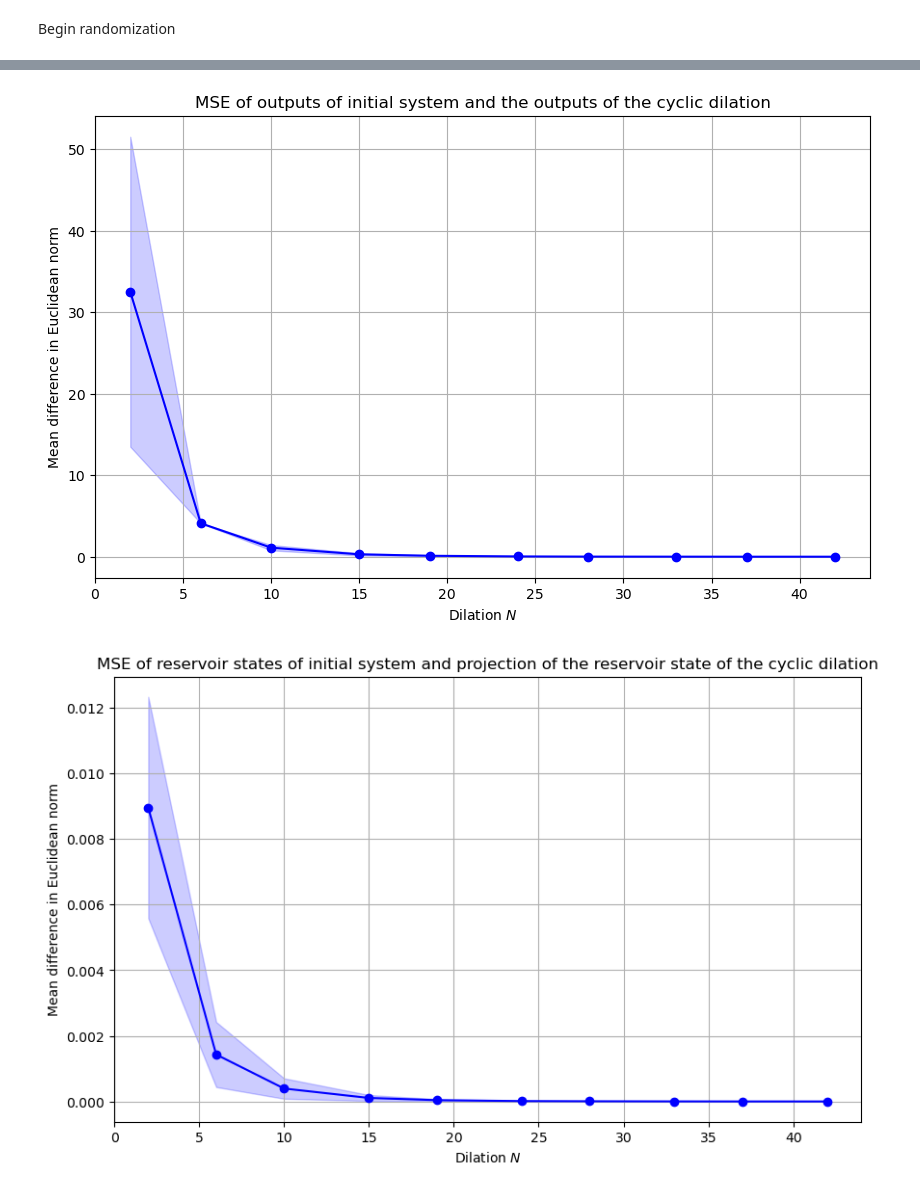
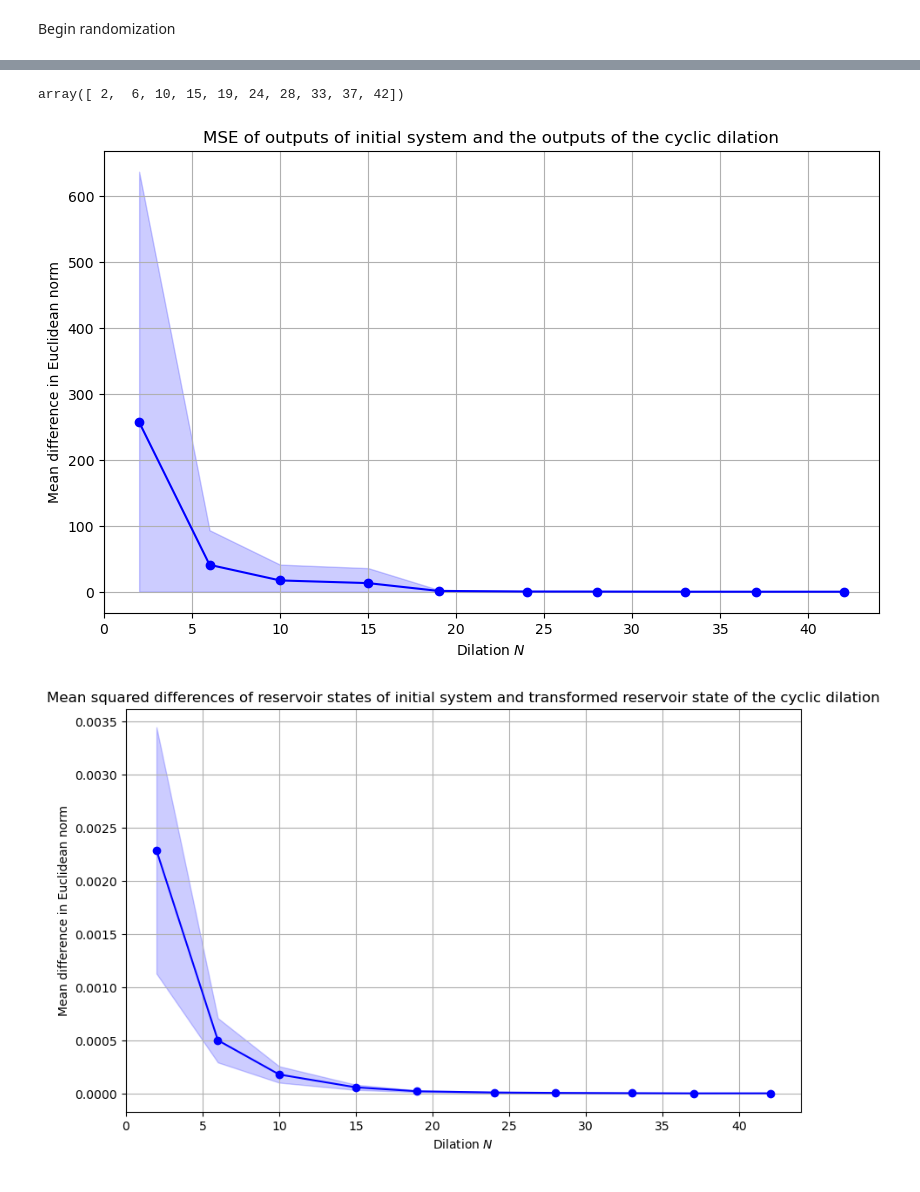
Before and after one commit to Lampertos/RSCR, a Jupyter notebook: main_forecasting.ipynb, the cells around one changed output, grey strips where cells are left out. Drawn from its saved outputs; the diff is of its cells as text; code cells hidden in the pictures.

```diff
--- a/main_forecasting.ipynb
+++ b/main_forecasting.ipynb
@@ -31,7 +31,7 @@ jumps = 10 # how many times we do the dilation
 
 horizon = 300
 
-randomize_iterations = 1
+randomize_iterations = 15
 # %%
 n_ts = 1
 rc_nonlinear = 0
@@ -150,6 +150,9 @@ for ii in tqdm(np.linspace(0,randomize_iterations,randomize_iterations + 1)):
 
     k = 0
     dilation_grid_points = np.linspace(-washout + 2, washout* dilation_multiplier + 2, jumps, dtype= int)
+#     dilation_grid_points = np.linspace(-washout + 20, washout* dilation_multiplier, jumps, dtype= int)
+
+#     dilation_grid_points = np.array([-8])
 
     U_dimensions = np.zeros_like(dilation_grid_points)
     C_dimensions = np.zeros_like(dilation_grid_points)
@@ -162,7 +165,6 @@ for ii in tqdm(np.linspace(0,randomize_iterations,randomize_iterations + 1)):
         Ur = dilation(W / spec_radius(W) , dilation_N, field = 'R')
 
         Tu, Ju = schur(Ur / spec_radius(Ur), output='real')
-        start = dilation_N + 2
 
         Ur = spec_radius(W) * Tu
         Pu_choice = Ju.T
@@ -265,3 +278,7 @@ for ii in tqdm(np.linspace(0,randomize_iterations,randomize_iterations + 1)):
+# %%
+dilation_grid_points + washout
+# %% [output]
+array([ 2,  6, 10, 15, 19, 24, 28, 33, 37, 42])
 # %%
 Full_dim_U = np.array(Full_dim_U)
 Full_dim_C = np.array(Full_dim_C)
@@ -297,33 +314,33 @@ plt.grid(True)
 plt.savefig('./results/Y_norm.pdf')
 plt.show()
 # %% [output]
-[figure, old version]
+[figure, new version]
 # %%
 data = Full_state_norm
 time_steps = dilation_grid_points + washout
 
 means = np.mean(data, axis=0)
 sem = np.std(data, axis=0) / np.sqrt(data.shape[0])
 
 # time_steps = np.arange(data.shape[1])
 
 # Plotting
 plt.figure(figsize=(10, 6))
 plt.plot(time_steps, means, marker='o', linestyle='-', color='b', label='Mean')
 plt.fill_between(time_steps, means - 1.96 * sem, means + 1.96 * sem, color='b', alpha=0.2, label='95% CI')
 
 
 plt.xlabel('Dilation $N$')
 plt.ylabel('Mean difference in Euclidean norm')
 # plt.yscale('log')
-plt.title('MSE of reservoir states of initial system and projection of the reservoir state of the cyclic dilation')
+plt.title('Mean squared differences of reservoir states of initial system and transformed reservoir state of the cyclic dilation')
 # plt.legend()
 plt.grid(True)
 
 plt.savefig('./results/state_norm.pdf')
 plt.show()
 # %% [output]
-[figure, old version]
+[figure, new version]
 # %%
 data = Full_dim_C
 
```
Also changed, not shown: parts of 4 cells of this notebook.
